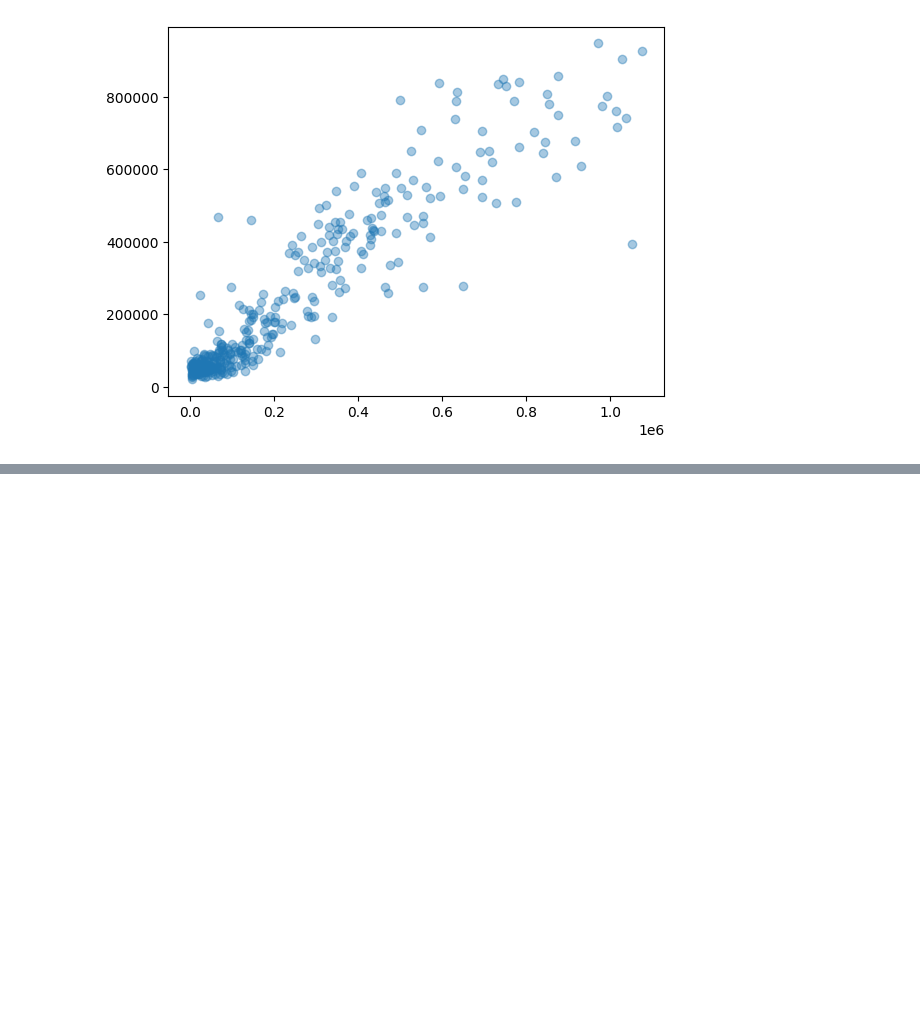
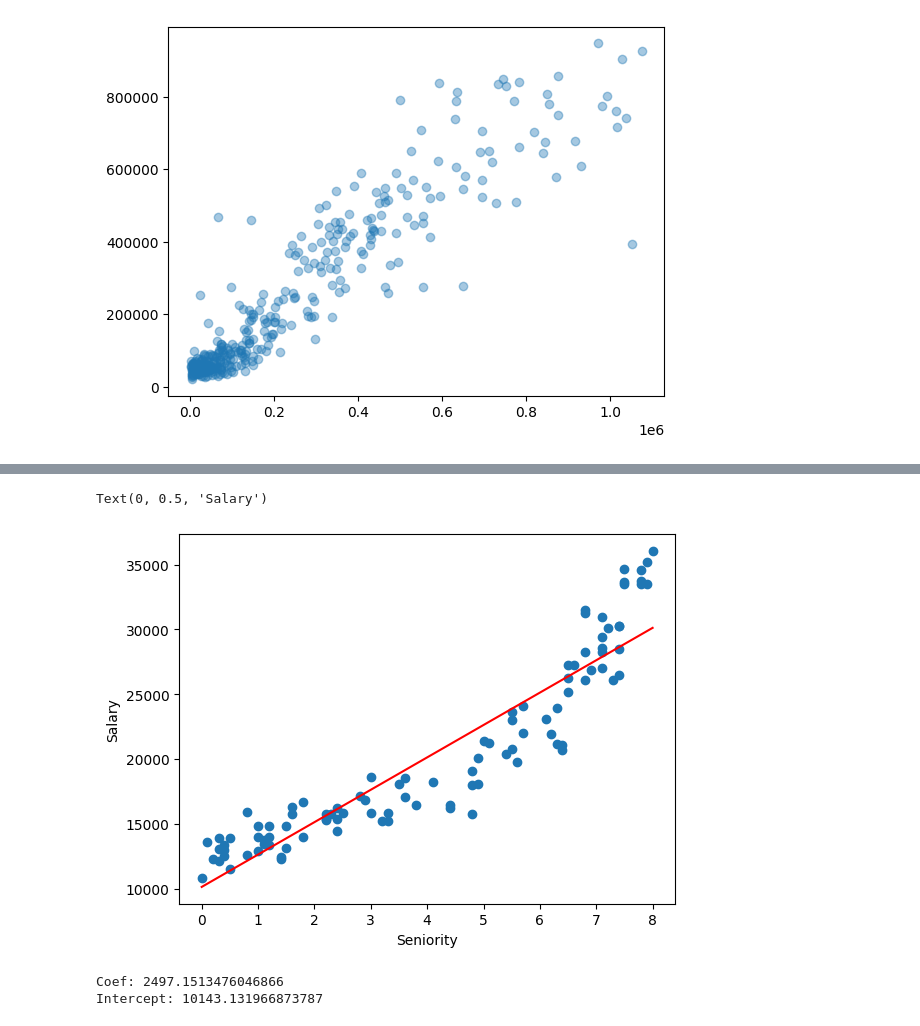
Before and after one commit to EuRoXy/dsp, a Jupyter notebook: simple_linReg.ipynb, the cells around one changed output, grey strips where cells are left out. Drawn from its saved outputs; the diff is of its cells as text; code cells hidden in the pictures; blank space fills up the shorter version.

```diff
--- a/simple_linReg.ipynb
+++ b/simple_linReg.ipynb
@@ -496,0 +525,14 @@ plt.scatter(y_test, pred, alpha=0.4)
+# %%
+plt.scatter(x, y)
+plt.plot(x, regr.predict(x), c='r')
+plt.xlabel('Seniority')
+plt.ylabel('Salary')
+# %% [output]
+Text(0, 0.5, 'Salary')
+[figure, added]
+# %%
+print('Coef:', str(regr.coef_[0]))
+print('Intercept:', str(regr.intercept_))
+# %% [output]
+Coef: 2497.1513476046866
+Intercept: 10143.131966873787
```
Also changed, not shown: parts of 13 cells of this notebook, 1 other file.
